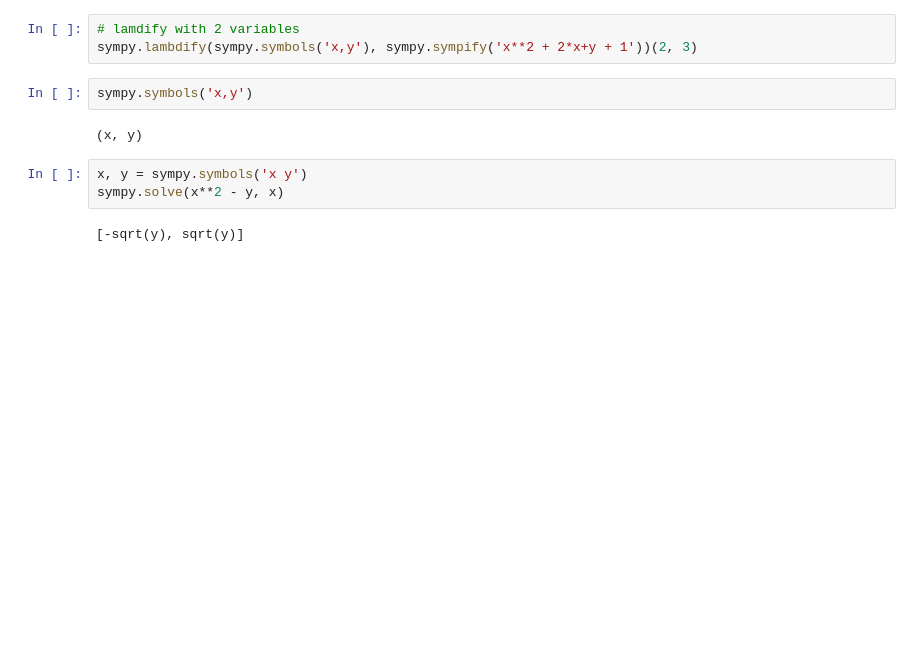
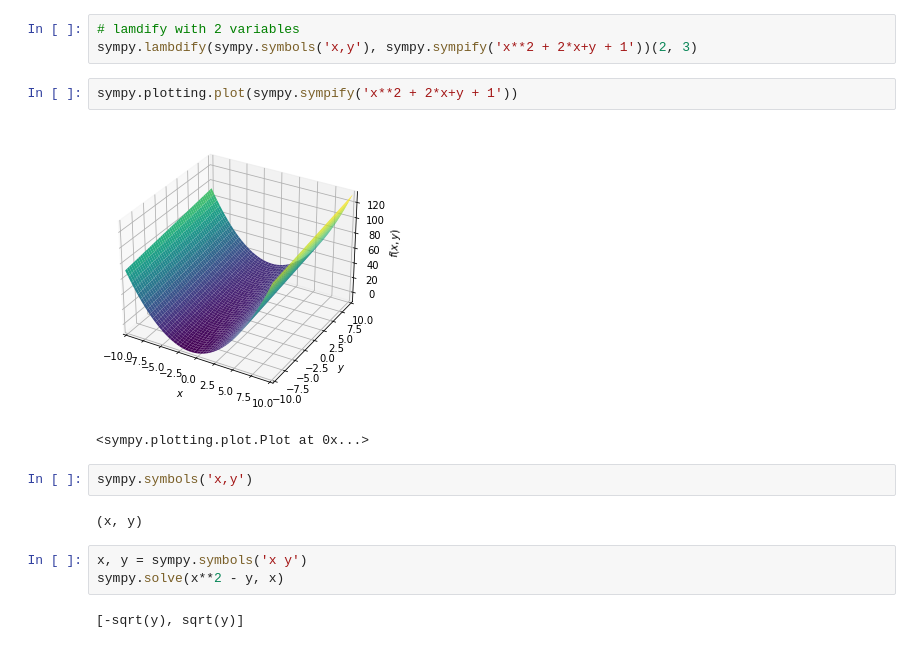
Before and after one commit to christianjensen2903/Math-Editor, a Jupyter notebook: test.ipynb, the cells around one changed output. Cells and saved outputs as stored; diff of their text form; blank space fills up the shorter version.

```diff
--- a/test.ipynb
+++ b/test.ipynb
@@ -8,6 +18,11 @@ sympy.lambdify(sympy.symbols('x,y'), sympy.sympify('x**2 + 2*x+y + 1'))(2,3)
 # %%
 # lamdify with 2 variables
 sympy.lambdify(sympy.symbols('x,y'), sympy.sympify('x**2 + 2*x+y + 1'))(2, 3)
+# %%
+sympy.plotting.plot(sympy.sympify('x**2 + 2*x+y + 1'))
+# %% [output]
+[figure, added]
+<sympy.plotting.plot.Plot at 0x...>
 # %%
 sympy.symbols('x,y')
 # %% [output]
```
Also changed, not shown: parts of 3 cells of this notebook, 6 other files.
